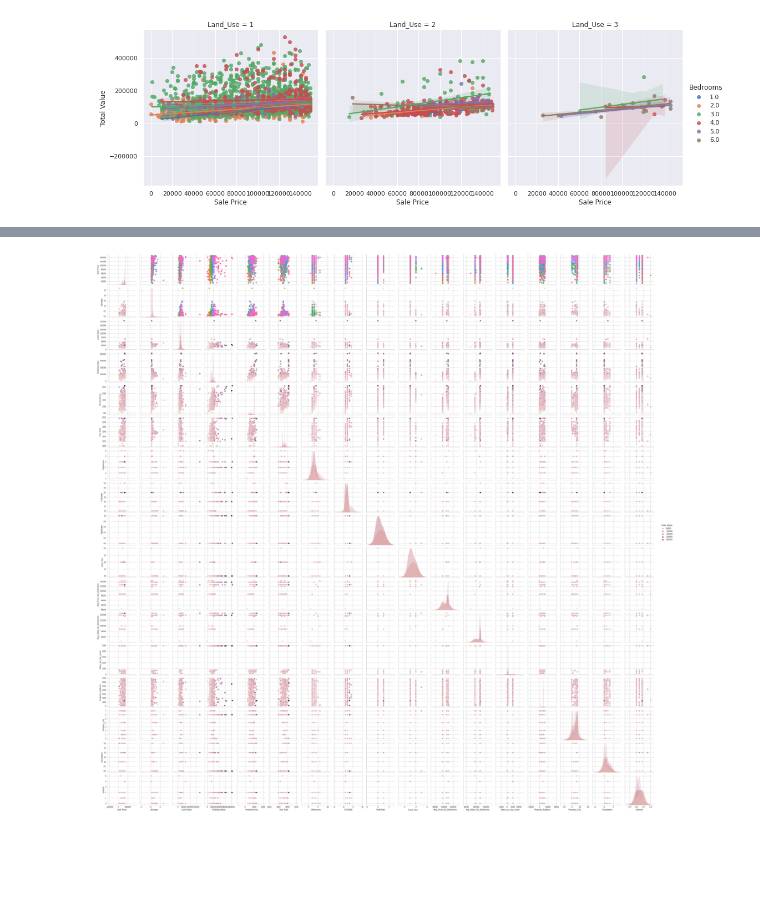
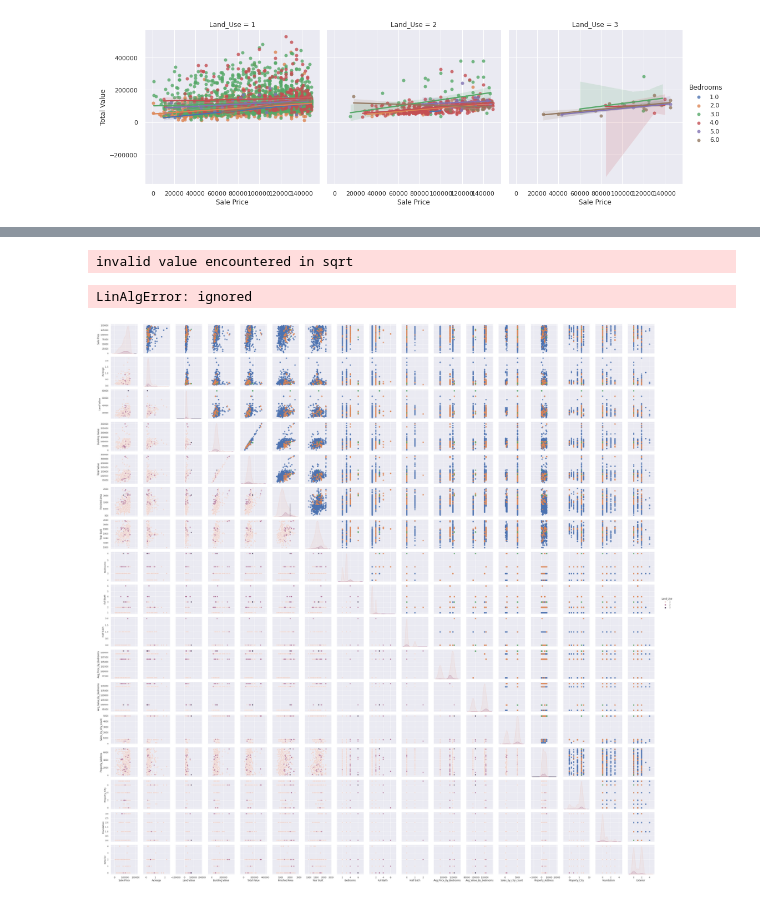
Before and after one commit to cmlakin/Machine-Learning-Final-Project----Lakin-Corrina, a Jupyter notebook: MLFP_Lakin.ipynb, the cells around one changed output, grey strips where cells are left out. Drawn from its saved outputs; the diff is of its cells as text; code cells hidden in the pictures; blank space fills up the shorter version.

```diff
--- a/MLFP_Lakin.ipynb
+++ b/MLFP_Lakin.ipynb
@@ -286,6 +274,12 @@ temp
 # %%
-# plot = sns.pairplot(temp, hue='Total Value')
-# plot = plot.map_upper(plt.scatter)
-# plot = plot.map_lower(sns.kdeplot)
+plot = sns.pairplot(temp, hue='Land_Use')
+plot = plot.map_upper(plt.scatter)
+plot = plot.map_lower(sns.kdeplot)
+
+'''
+I'm not sure what the error is below. It still displayed the pairplot.
+'''
 # %% [output]
+invalid value encountered in sqrt
+LinAlgError: ignored
-[figure, old version]
+[figure, new version]
```
Also changed, not shown: parts of 10 cells of this notebook.
